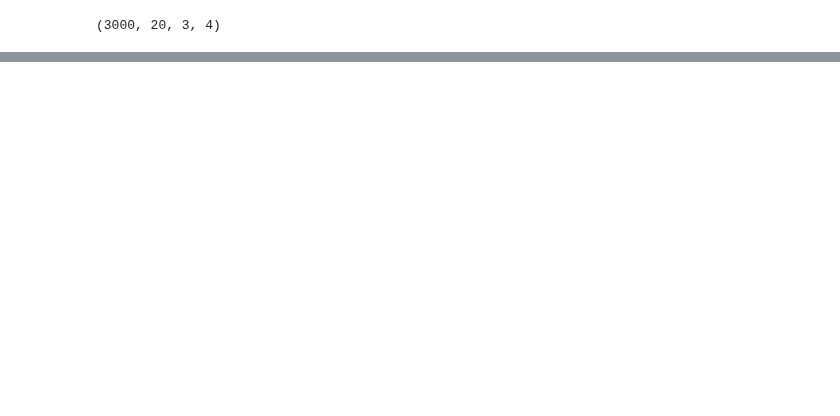
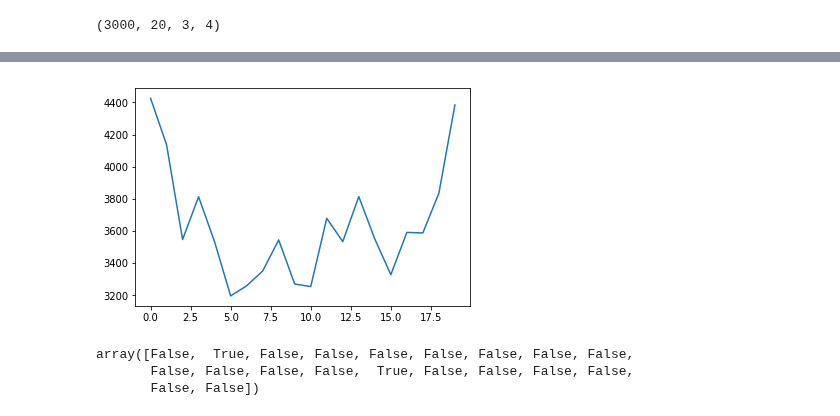
Before and after one commit to npetrenko/real_nvp, a Jupyter notebook: random_walk_no_cov_regr_mcmc-disc_perp.ipynb, the cells around one changed output, grey strips where cells are left out. Saved outputs shown, nothing was run; the diff lists cells and outputs as text; code cells hidden in the pictures; blank space fills up the shorter version.

```diff
--- a/random_walk_no_cov_regr_mcmc-disc_perp.ipynb
+++ b/random_walk_no_cov_regr_mcmc-disc_perp.ipynb
@@ -210,0 +217,11 @@ array([7951, 7951,    0,    0,    0,    0,    0,    0,    0,    0,    0,
+# %%
+plt.plot(pp)
+plt.show()
+# %% [output]
+[figure, added]
+# %%
+pikes.eval()[0]
+# %% [output]
+array([False,  True, False, False, False, False, False, False, False,
+       False, False, False, False,  True, False, False, False, False,
+       False, False])
```
Also changed, not shown: parts of 12 cells of this notebook.
